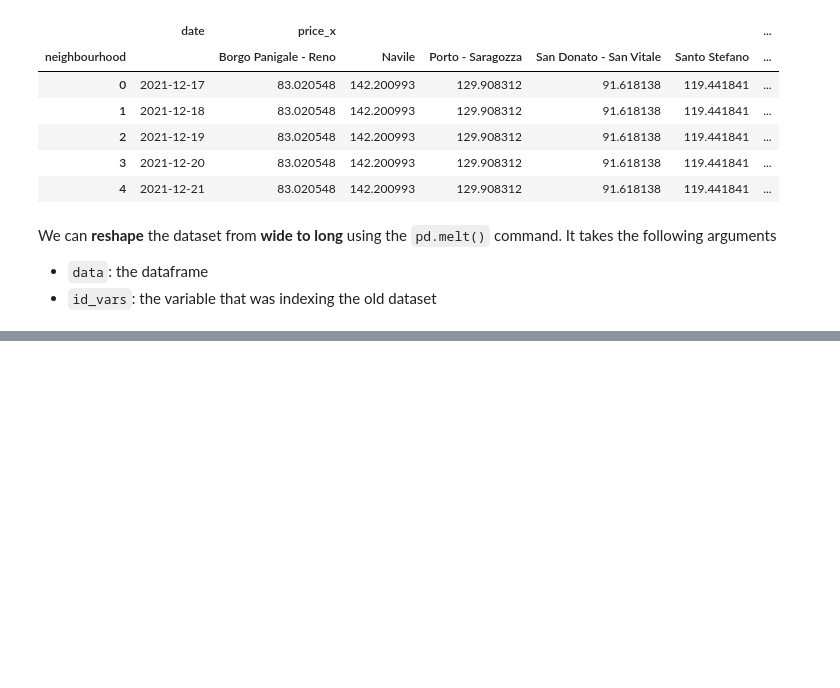
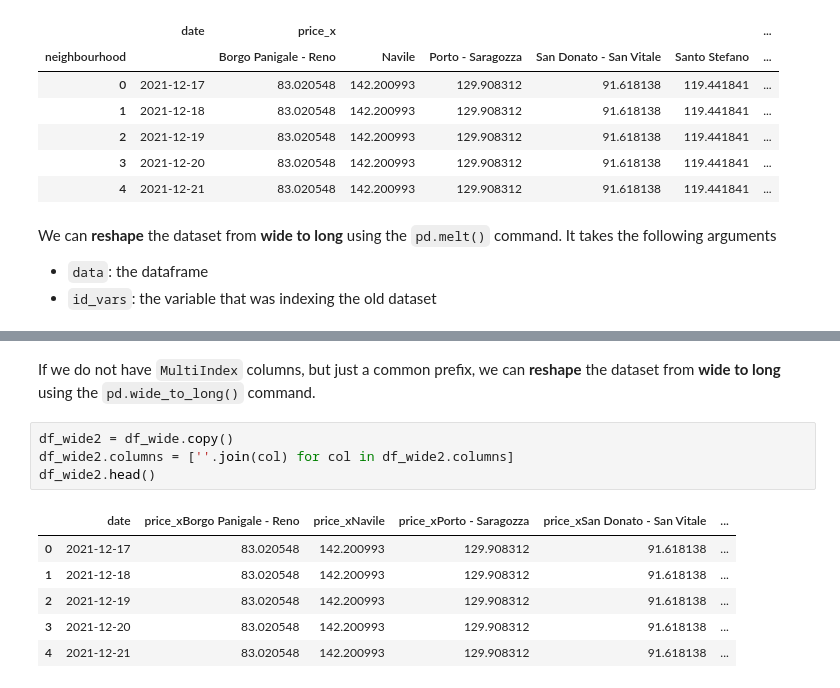
Before and after one commit to matteocourthoud/Data-Science-Python, a Jupyter notebook: notebooks/04_data_wrangling.ipynb, the cells around one changed output, grey strips where cells are left out. Saved outputs shown, nothing was run; the diff lists cells and outputs as text; blank space fills up the shorter version.

Commit message:
reshape

```diff
--- a/notebooks/04_data_wrangling.ipynb
+++ b/notebooks/04_data_wrangling.ipynb
@@ -195,0 +182,13 @@ pd.melt(df_wide, id_vars='date', value_name='price')
+# %% [markdown]
+If we do not have `MultiIndex` columns, but just a common prefix, we can **reshape** the dataset from **wide to long** using the `pd.wide_to_long()` command.
+# %%
+df_wide2 = df_wide.copy()
+df_wide2.columns = [''.join(col) for col in df_wide2.columns]
+df_wide2.head()
+# %% [output]
+|  | date | price_xBorgo Panigale - Reno | price_xNavile | price_xPorto - Saragozza | price_xSan Donato - San Vitale | ... |
+| 0 | 2021-12-17 | 83.020548 | 142.200993 | 129.908312 | 91.618138 | ... |
+| 1 | 2021-12-18 | 83.020548 | 142.200993 | 129.908312 | 91.618138 | ... |
+| 2 | 2021-12-19 | 83.020548 | 142.200993 | 129.908312 | 91.618138 | ... |
+| 3 | 2021-12-20 | 83.020548 | 142.200993 | 129.908312 | 91.618138 | ... |
+| 4 | 2021-12-21 | 83.020548 | 142.200993 | 129.908312 | 91.618138 | ... |
```
Also changed, not shown: parts of 5 cells of this notebook.
